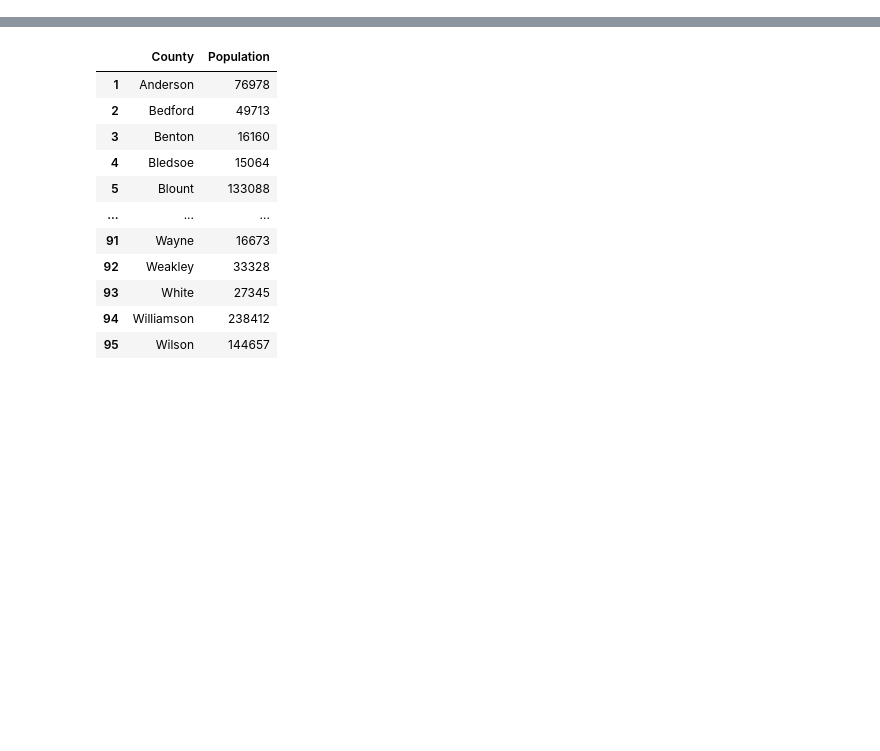
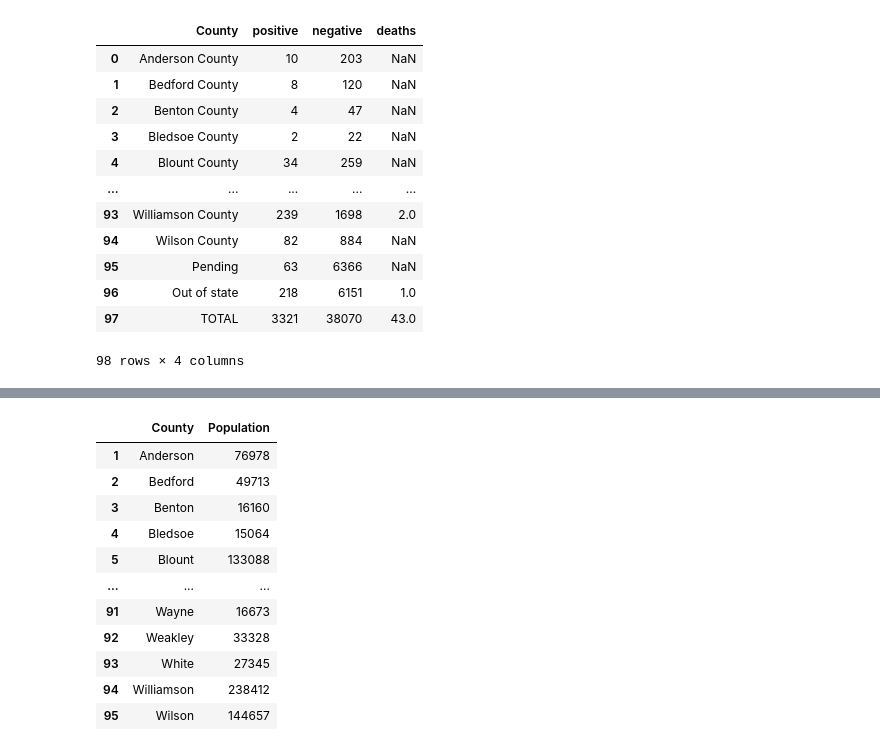
Before and after one commit to clayfranklin/Coronavirus, a Jupyter notebook: Covid_predictions/TN/notebooks/TNDeptHealth.ipynb, the cells around one changed output, grey strips where cells are left out. Cells and saved outputs as stored; diff of their text form; code cells hidden in the pictures; blank space fills up the shorter version.

```diff
--- a/Covid_predictions/TN/notebooks/TNDeptHealth.ipynb
+++ b/Covid_predictions/TN/notebooks/TNDeptHealth.ipynb
@@ -25,3 +26,22 @@ age_groups
+# %%
+daily = "https://www.tn.gov/health/cedep/ncov.html"
+viral = pd.read_html(daily)
+df2 = viral[5]
+df2
+# %% [output]
+|  | County | positive | negative | deaths |
+| 0 | Anderson County | 10 | 203 | NaN |
+| 1 | Bedford County | 8 | 120 | NaN |
+| 2 | Benton County | 4 | 47 | NaN |
+| 3 | Bledsoe County | 2 | 22 | NaN |
+| 4 | Blount County | 34 | 259 | NaN |
+| ... | ... | ... | ... | ... |
+| 93 | Williamson County | 239 | 1698 | 2.0 |
+| 94 | Wilson County | 82 | 884 | NaN |
+| 95 | Pending | 63 | 6366 | NaN |
+| 96 | Out of state | 218 | 6151 | 1.0 |
+| 97 | TOTAL | 3321 | 38070 | 43.0 |
+98 rows × 4 columns
 # %%
 daily = "https://www.tn.gov/health/cedep/ncov.html"
 viral = pd.read_html(daily)
```
Also changed, not shown: parts of 7 cells of this notebook, 21 other files.
